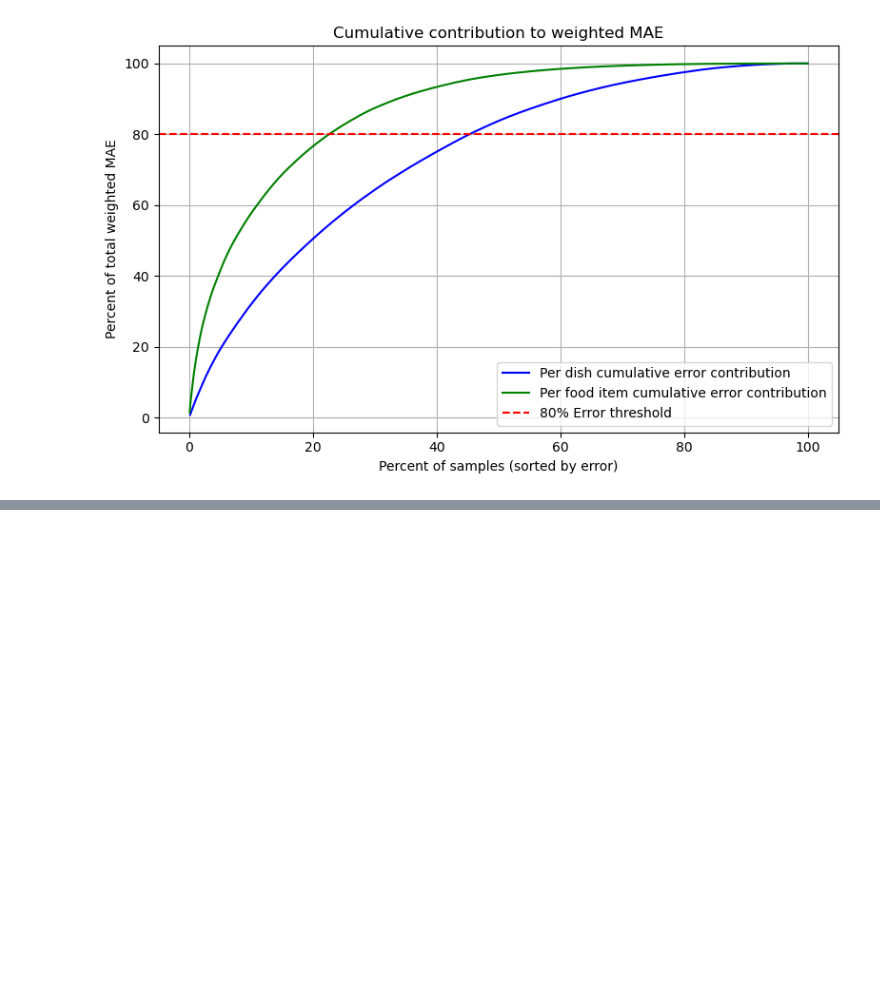
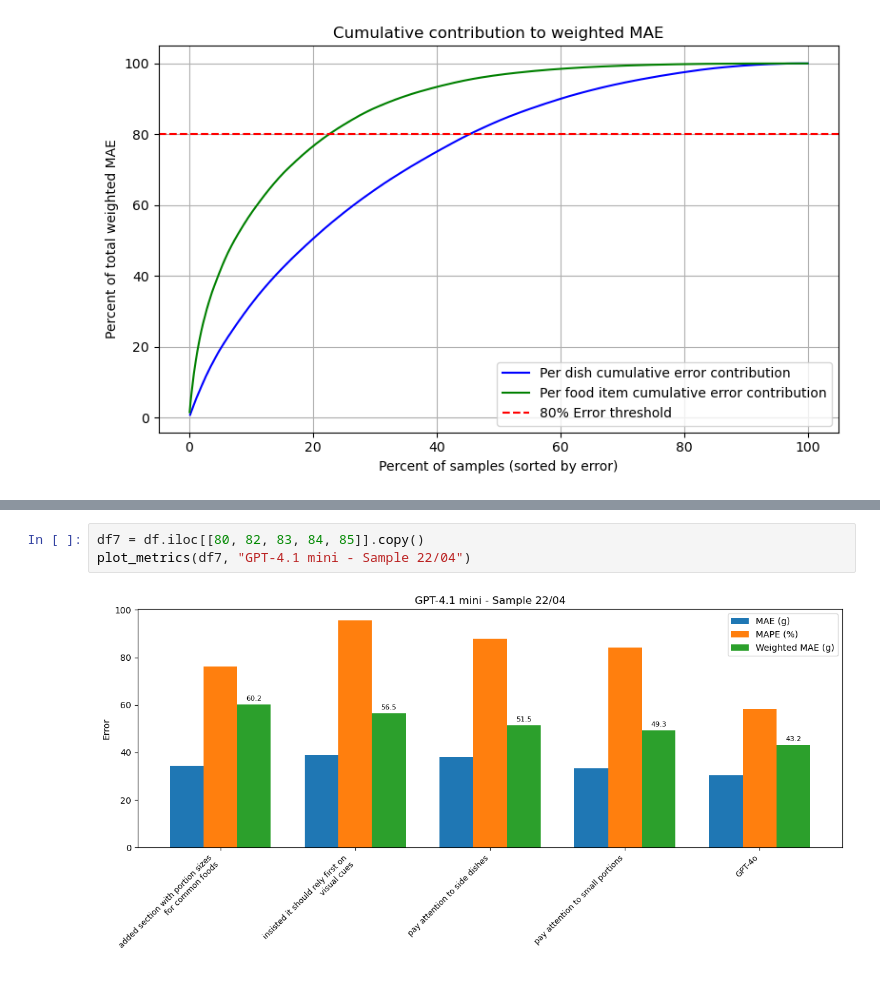
Before and after one commit to samaaraaah/volumetric-estimation-of-food-bachelor-project, a Jupyter notebook: src/visualize_results.ipynb, the cells around one changed output, grey strips where cells are left out. Saved outputs shown, nothing was run; the diff lists cells and outputs as text; blank space fills up the shorter version.

```diff
--- a/src/visualize_results.ipynb
+++ b/src/visualize_results.ipynb
@@ -208,0 +223,5 @@ plot_metrics(df6, "GPT-4.1 mini - Sample 22/04")
+# %%
+df7 = df.iloc[[80, 82, 83, 84, 85]].copy()
+plot_metrics(df7, "GPT-4.1 mini - Sample 22/04")
+# %% [output]
+[figure, added]
```
Also changed, not shown: parts of 2 cells of this notebook, 28 other files.
